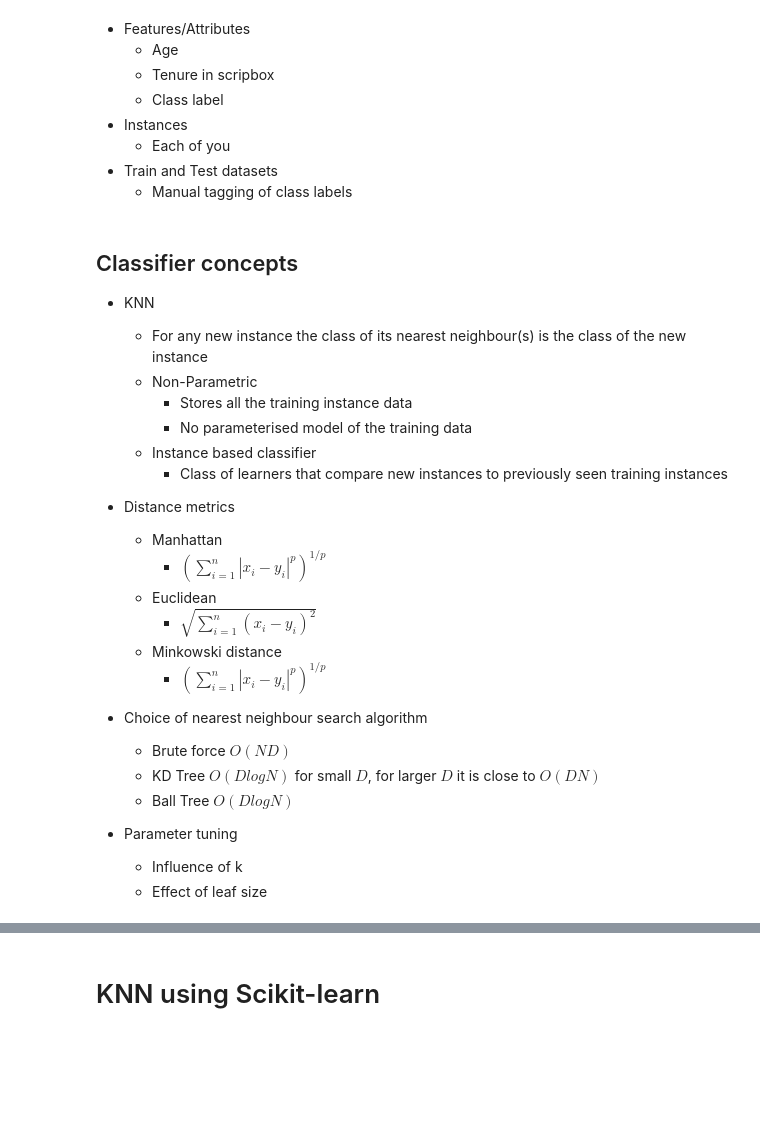
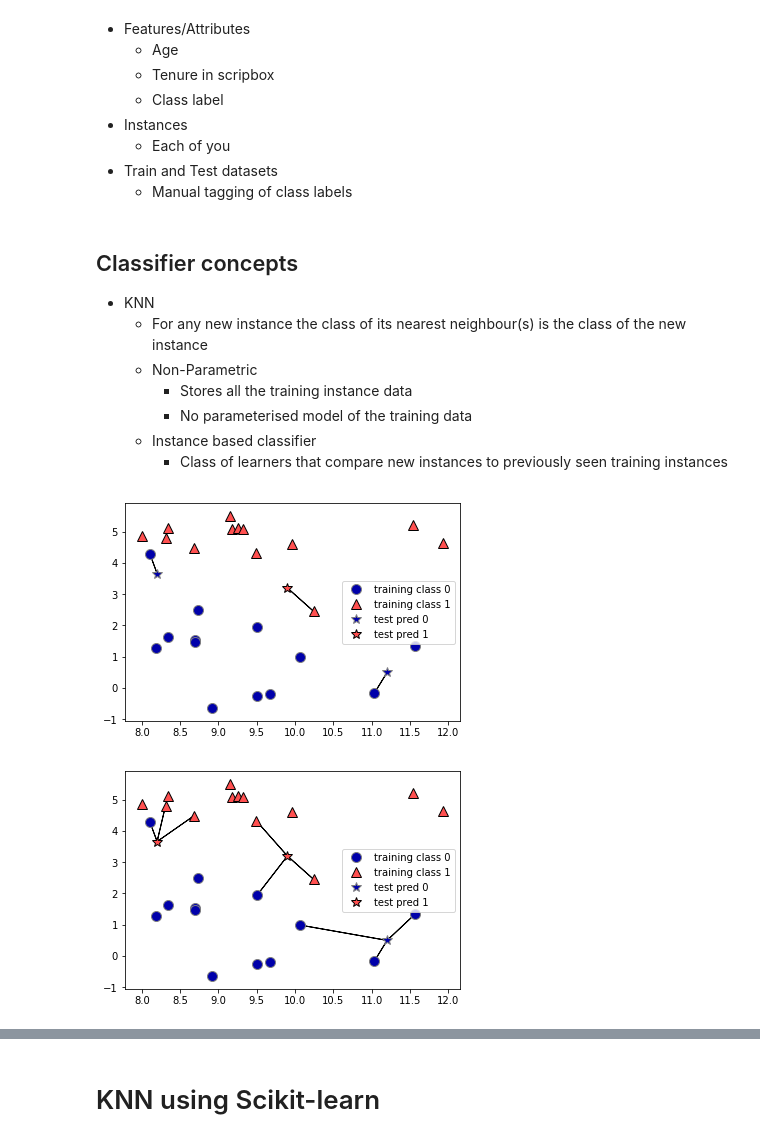
Before and after one commit to goodhamgupta/ml_workshop, a Jupyter notebook: 03-ML Introduction and KNN.ipynb, the cells around one changed output, grey strips where cells are left out. Drawn from its saved outputs; the diff is of its cells as text; code cells hidden in the pictures; blank space fills up the shorter version.

```diff
--- a/03-ML Introduction and KNN.ipynb
+++ b/03-ML Introduction and KNN.ipynb
@@ -38,18 +38,11 @@ HR has come up with a plan to distribute sweets to all Scripbox employees for ou
     - No parameterised model of the training data
   - Instance based classifier
     - Class of learners that compare new instances to previously seen training instances
-
-- Distance metrics
-  - Manhattan
-    - $\left(\sum_{i=1}^n |x_i-y_i|^p\right)^{1/p}$
-  - Euclidean
-    - $\sqrt{\sum_{i=1}^n (x_i-y_i)^2}$
-  - Minkowski distance
-    - $\left(\sum_{i=1}^n |x_i-y_i|^p\right)^{1/p}$
-- Choice of nearest neighbour search algorithm
-  - Brute force $O(ND)$
-  - KD Tree $O(D log N)$ for small $D$, for larger $D$ it is close to $O(DN)$
-  - Ball Tree $O(D log N)$
-- Parameter tuning
-  - Influence of k
-  - Effect of leaf size
+# %%
+mglearn.plots.plot_knn_classification(n_neighbors=1)
+# %% [output]
+[figure, added]
+# %%
+mglearn.plots.plot_knn_classification(n_neighbors=3)
+# %% [output]
+[figure, added]
```
Also changed, not shown: parts of 5 cells of this notebook, 5 other files.
